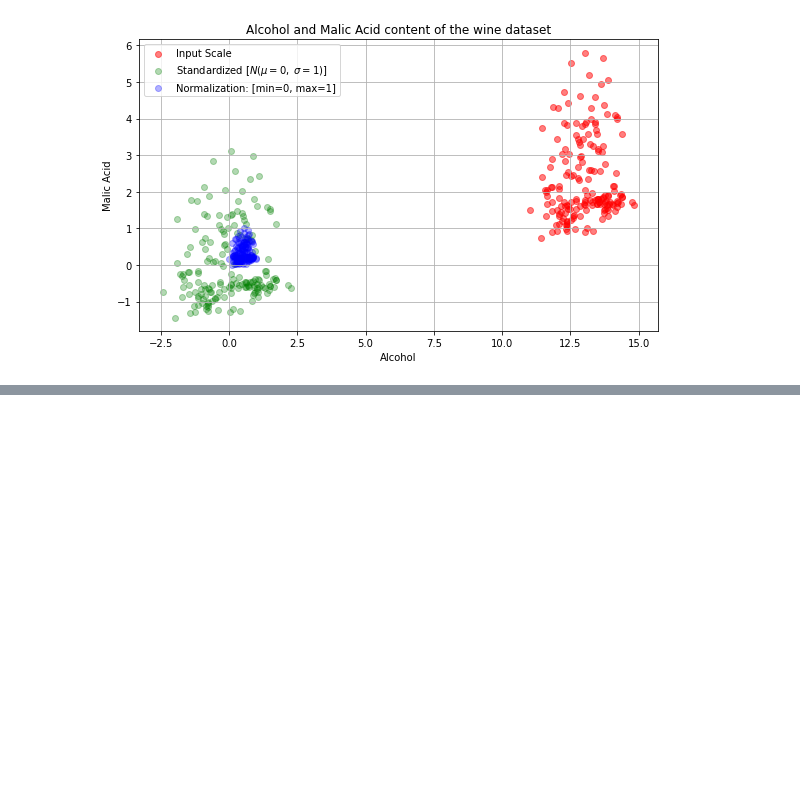
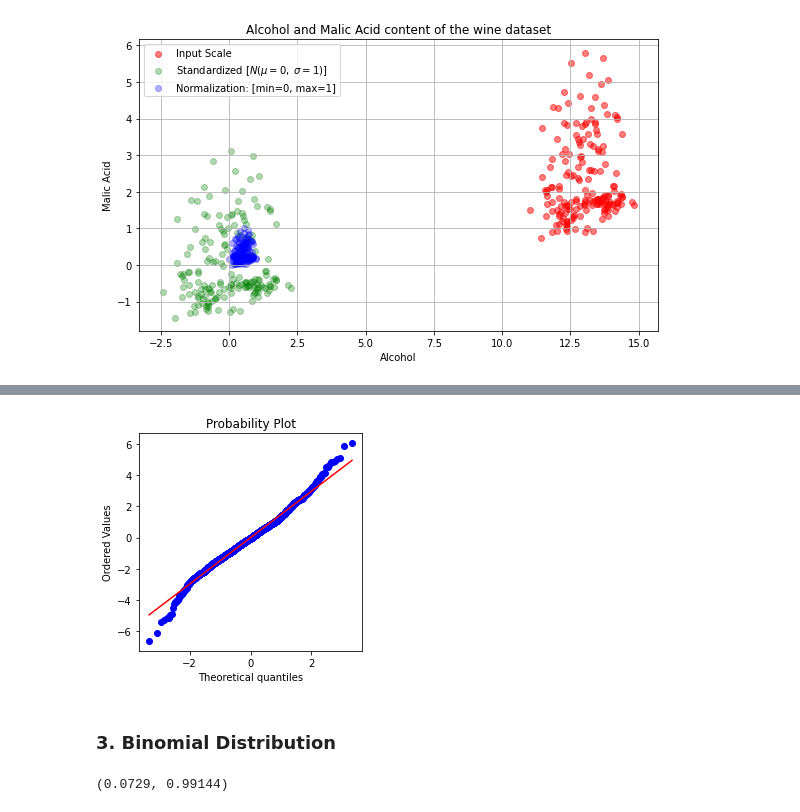
Before and after one commit to mrutyunjay17/Hands-On-Machine-Learning, a Jupyter notebook: other_books/practical_stats_for_ds/2_ data_and_sampling_distributions.ipynb, the cells around one changed output, grey strips where cells are left out. Saved outputs shown, nothing was run; the diff lists cells and outputs as text; code cells hidden in the pictures; blank space fills up the shorter version.

```diff
--- a/other_books/practical_stats_for_ds/2_ data_and_sampling_distributions.ipynb
+++ b/other_books/practical_stats_for_ds/2_ data_and_sampling_distributions.ipynb
@@ -161,0 +174,3 @@ plt.show()
+# %%
+sp500_px = pd.read_csv("https://github.com/gedeck/practical-statistics-for-data-scientists/raw/master/data/sp500_data.csv.gz", compression="gzip")
+sp500_px.head(2)
@@ -161,0 +182,14 @@ plt.show()
+# %%
+nflx = sp500_px.NFLX
+nflx = np.diff(np.log(nflx[nflx>0]))
+fig,ax = plt.subplots(figsize=(4,4))
+st.probplot(nflx, plot=ax)
+plt.show()
+# %% [output]
+[figure, added]
+# %% [markdown]
+### 3. Binomial Distribution
+# %%
+st.binom.pmf(2, n=5, p=0.1), st.binom.cdf(2, n=5, p=0.1)
+# %% [output]
+(0.0729, 0.99144)
```
Also changed, not shown: parts of 7 cells of this notebook.
